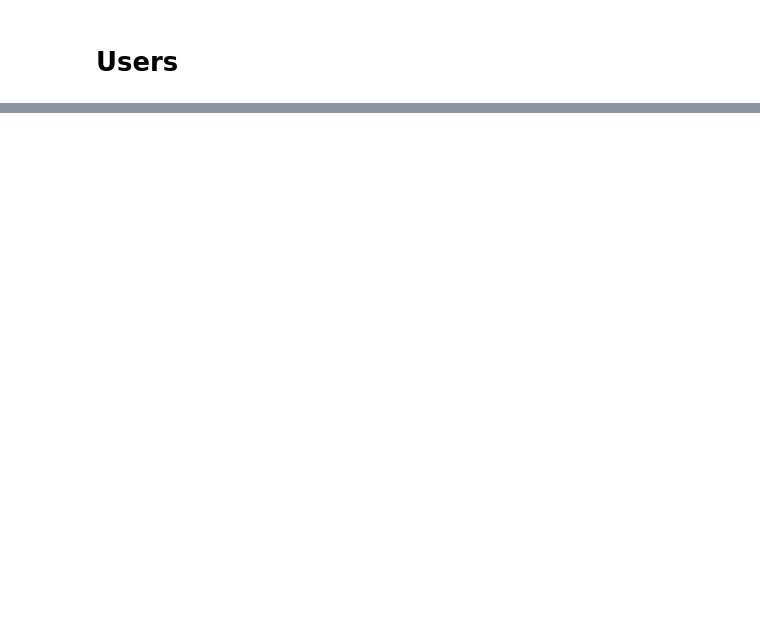
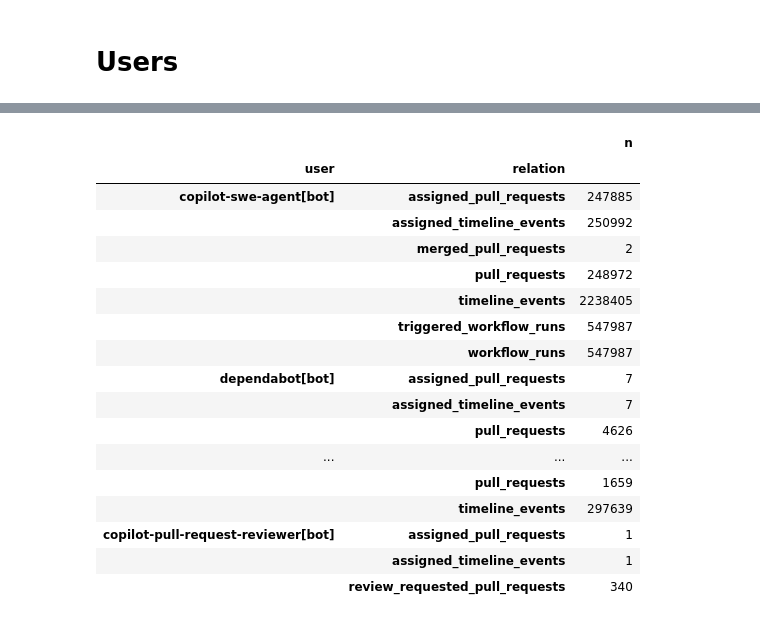
Before and after one commit to risenlab/agentlogs, a Jupyter notebook: scripts/analysis/examples_polars.ipynb, the cells around one changed output, grey strips where cells are left out. Saved outputs shown, nothing was run; the diff lists cells and outputs as text; code cells hidden in the pictures; blank space fills up the shorter version.

```diff
--- a/scripts/analysis/examples_polars.ipynb
+++ b/scripts/analysis/examples_polars.ipynb
@@ -63,15 +69,19 @@ print(f"% repositories with agent tasks: {100.0 * n_repositories_with_tasks / n_
 tasks = pl.scan_parquet(str(table_path["agent_tasks"]))
 task_stats = tasks.select(
     pl.len().alias("n"),
-    pl.col("found").sum().alias("n_found"),
     pl.col("sessions").list.len().gt(0).sum().alias("n_with_sessions"),
 ).collect()
 n_tasks = task_stats["n"][0]
-n_tasks_found = task_stats["n_found"][0]
 n_tasks_with_sessions = task_stats["n_with_sessions"][0]
+states = (
+    tasks.group_by("state")
+    .len()
+    .sort("len", descending=True)
+    .collect()
+)
 
-print(f"# tasks: {n_tasks}")
-print(f"# tasks found: {n_tasks_found}")
-print(f"% tasks found: {100.0 * n_tasks_found / n_tasks:.2f}%")
-print(f"# tasks with agent sessions: {n_tasks_with_sessions}")
-print(f"% tasks with agent sessions: {100.0 * n_tasks_with_sessions / n_tasks_found:.2f}%")
+print(f"tasks: {n_tasks}")
+print(f"tasks with agent sessions: {n_tasks_with_sessions} ({100.0 * n_tasks_with_sessions / n_tasks:.2f}%)")
+print("task states:")
+for state, n in states.iter_rows():
+    print(f"  {state}: {n} ({100.0 * n / n_tasks:.2f}%)")
@@ -177,0 +236,61 @@ print(f"% users found: {100.0 * n_users_found / n_users:.2f}%")
+# %%
+users = pl.scan_parquet(str(table_path["users"]))
+user_stats = users.select(
+    pl.len().alias("n"),
+    (
+        pl.col("tasks").list.len().gt(0) | pl.col("sessions").list.len().gt(0)
+    ).sum().alias("n_with_tasks_or_sessions"),
+).collect()
+n_users = user_stats["n"][0]
+n_users_with_tasks_or_sessions = user_stats["n_with_tasks_or_sessions"][0]
+types = (
+    users.group_by("type")
+    .len()
+    .sort("len", descending=True)
+    .collect()
+)
+
+relation_fields = [
+    "tasks",
+    "sessions",
+    "repositories",
+    "pull_requests",
+    "assigned_pull_requests",
+    "review_requested_pull_requests",
+    "merged_pull_requests",
+    "auto_merge_enabled_pull_requests",
+    "timeline_events",
+    "assigned_timeline_events",
+    "workflow_runs",
+    "triggered_workflow_runs",
+]
+bots = users.filter(pl.col("type") == "bot")
+n_bots = bots.select(pl.len()).collect().item()
+relations = (
+    bots.select(
+        pl.col("login").alias("user"),
+        *[pl.col(name).list.len().fill_null(0).alias(name) for name in relation_fields],
+    )
+    .unpivot(
+        index="user",
+        on=relation_fields,
+        variable_name="relation",
+        value_name="n",
+    )
+    .filter(pl.col("n") > 0)
+    .with_columns(pl.col("n").sum().over("user").alias("total"))
+    .sort(["total", "user", "relation"], descending=[True, False, False])
+    .drop("total")
+    .collect()
+    .to_pandas()
+    .set_index(["user", "relation"])
+)
+
+print(f"users: {n_users}")
+print(f"users with tasks or sessions: {n_users_with_tasks_or_sessions} ({100.0 * n_users_with_tasks_or_sessions / n_users:.2f}%)")
+print("user types:")
+for user_type, n in types.iter_rows():
+    print(f"  {user_type}: {n} ({100.0 * n / n_users:.2f}%)")
+print(f"bots: {n_bots}")
+relations.head(20)
+# %% [output]
@@ -177,0 +304,18 @@ print(f"% users found: {100.0 * n_users_found / n_users:.2f}%")
+|  |  | n |
+| user | relation |  |
+| copilot-swe-agent[bot] | assigned_pull_requests | 247885 |
+|  | assigned_timeline_events | 250992 |
+|  | merged_pull_requests | 2 |
+|  | pull_requests | 248972 |
+|  | timeline_events | 2238405 |
+|  | triggered_workflow_runs | 547987 |
+|  | workflow_runs | 547987 |
+| dependabot[bot] | assigned_pull_requests | 7 |
+|  | assigned_timeline_events | 7 |
+|  | pull_requests | 4626 |
+| ... | ... | ... |
+|  | pull_requests | 1659 |
+|  | timeline_events | 297639 |
+| copilot-pull-request-reviewer[bot] | assigned_pull_requests | 1 |
+|  | assigned_timeline_events | 1 |
+|  | review_requested_pull_requests | 340 |
```
Also changed, not shown: parts of 17 cells of this notebook, 37 other files.
